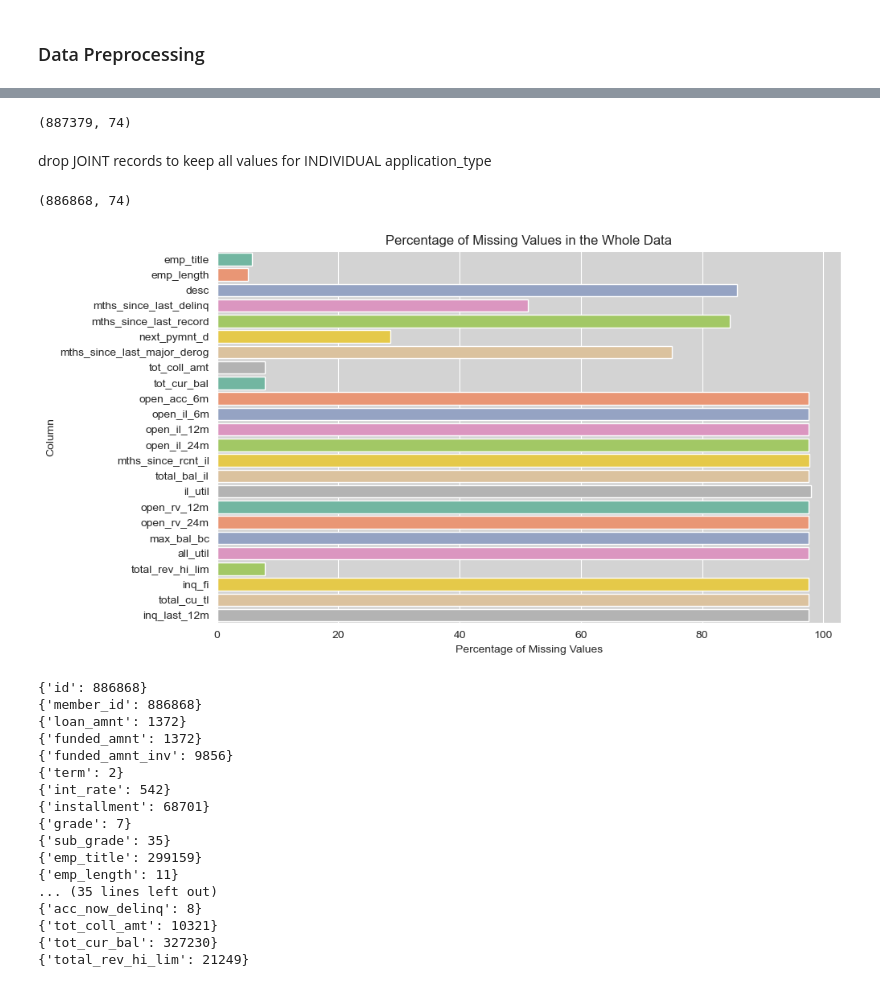
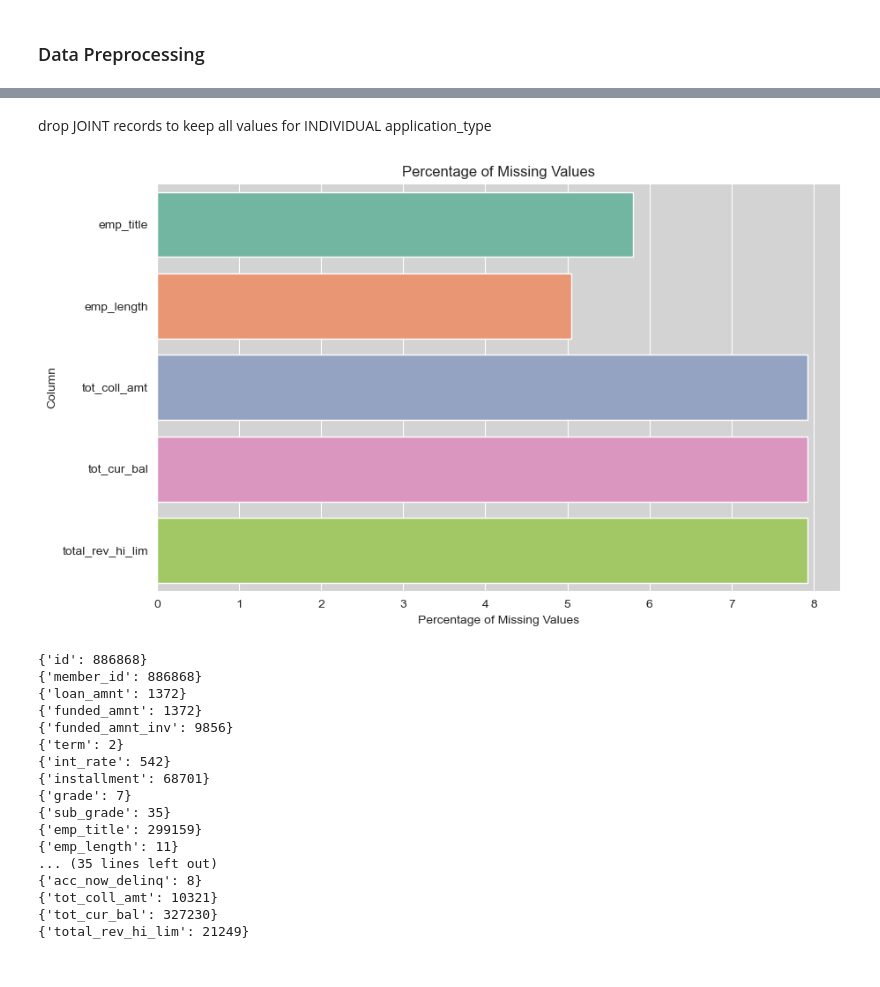
Before and after one commit to Karmos/RiskPrediction, a Jupyter notebook: credit-risk-prediction.ipynb, the cells around one changed output, grey strips where cells are left out. Drawn from its saved outputs; the diff is of its cells as text; code cells hidden in the pictures.

```diff
--- a/credit-risk-prediction.ipynb
+++ b/credit-risk-prediction.ipynb
@@ -130,6 +108,2 @@ plt.show()
-# %%
-df.shape
-# %% [output]
-(887379, 74)
 # %% [markdown]
 drop JOINT records to keep all values for INDIVIDUAL application_type
@@ -138,4 +109,0 @@ df = df[df['application_type'] != 'JOINT']
-# %%
-df.shape
-# %% [output]
-(886868, 74)
@@ -148,28 +110,3 @@ df.drop(columns=columns_to_drop, inplace=True)
-# %%
-# Get the percentage of missing values for the entire DataFrame
-na_percentages = df.isna().mean() * 100
-
-# Filter columns with more than 5% missing values
-na_percentages = na_percentages[na_percentages > 5]
-
-# Set up the figure
-plt.figure(figsize=(10, 6))
-
-# Create the bar plot using Seaborn
-sns.barplot(x=na_percentages.values, y=na_percentages.index, palette='Set2')
-
-# Add labels and title
-plt.xlabel('Percentage of Missing Values')
-plt.ylabel('Column')
-plt.title('Percentage of Missing Values in the Whole Data')
-
-# Customize plot and background color
-plt.gca().set_facecolor('lightgray')  # Background color inside the plot
-
-# Show the plot
-plt.show()
-# %% [output]
-[figure, removed]
 # %%
 columns_to_drop = []
 
@@ -180,6 +117,31 @@ for i in df.columns:
     columns_to_drop.append(i)
 # %%
 df.drop(columns=columns_to_drop, inplace=True)
+# %%
+# Get the percentage of missing values for the 'INDIVIDUAL' application type
+individual_na_percentages = df.isna().mean() * 100
+
+# Filter columns with more than 5% missing values
+individual_na_percentages = individual_na_percentages[individual_na_percentages > 5]
+
+# Set up the figure
+plt.figure(figsize=(10, 6))
+
+# Create the bar plot using Seaborn
+sns.barplot(x=individual_na_percentages.values, y=individual_na_percentages.index, palette='Set2')
+
+# Add labels and title
+plt.xlabel('Percentage of Missing Values')
+plt.ylabel('Column')
+plt.title('Percentage of Missing Values')
+
+# Customize plot and background color
+plt.gca().set_facecolor('lightgray')  # Background color inside the plot
+
+# Show the plot
+plt.show()
+# %% [output]
+[figure, added]
 # %%
 for i in df.columns:
 
```
Also changed, not shown: parts of 69 cells of this notebook.
